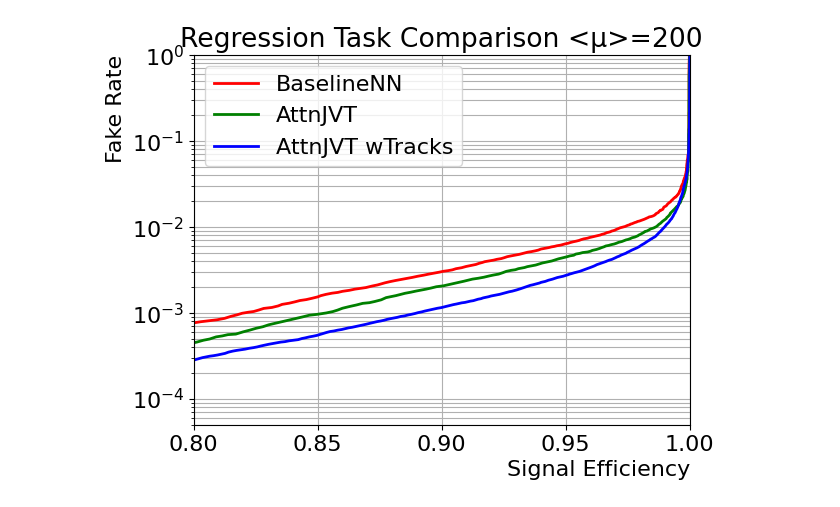
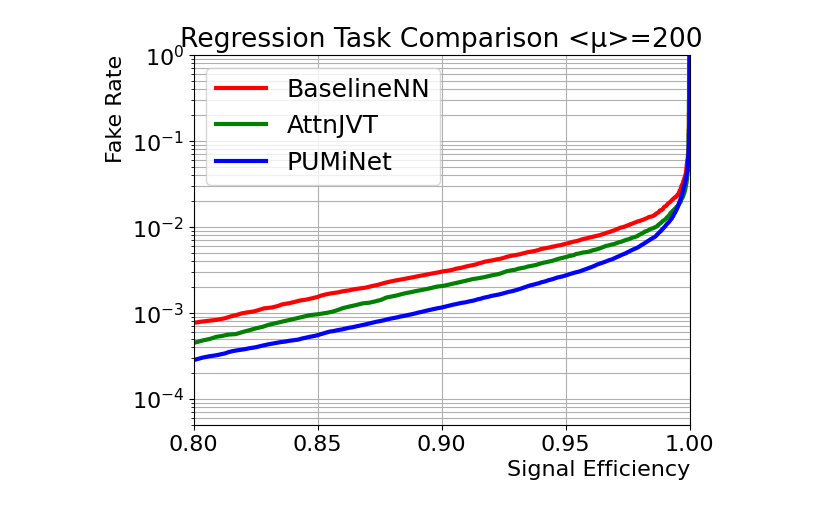
Before and after one commit to LukeV37/Pileup_Plotting, a Jupyter notebook: Fig6/ROC_Curve_Comparisons.ipynb, the cells around one changed output. Cells and saved outputs as stored; diff of their text form; code cells hidden in the pictures.

Commit message:
fix plot

```diff
--- a/Fig6/ROC_Curve_Comparisons.ipynb
+++ b/Fig6/ROC_Curve_Comparisons.ipynb
@@ -25,17 +25,17 @@ x3 = results[2][0]
 y3 = results[2][1]
 # %%
 plt.title("Regression Task Comparison <\u03BC>="+mu)
-plt.plot(x1,y1,color='r',label='BaselineNN',linewidth=2)
-plt.plot(x2,y2,color='g',label='AttnJVT',linewidth=2)
-plt.plot(x3,y3,color='b',label='AttnJVT wTracks',linewidth=2)
+plt.plot(x1,y1,color='r',label='BaselineNN',linewidth=3)
+plt.plot(x2,y2,color='g',label='AttnJVT',linewidth=3)
+plt.plot(x3,y3,color='b',label='PUMiNet',linewidth=3)
 
 plt.ylabel('Fake Rate',loc='top')
 plt.xlabel('Signal Efficiency',loc='right')
 plt.yscale('log')
-plt.legend(loc='upper left')
+plt.legend(loc='upper left',prop={'size': 18})
 plt.xlim([0.8, 1])
 plt.ylim([5e-5,1])
 plt.grid(which='both')
 plt.show()
 # %% [output]
-[figure, old version]
+[figure, new version]
```
